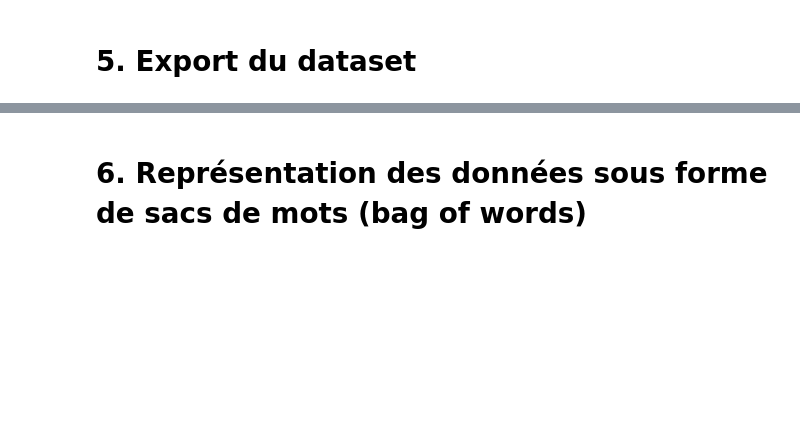
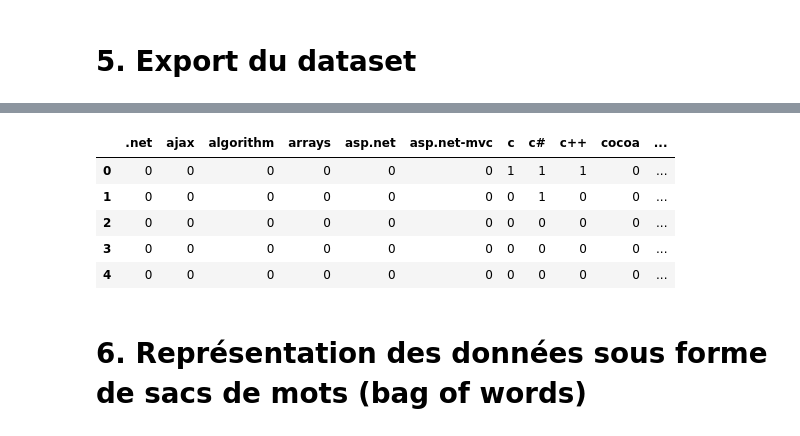
Before and after one commit to germainroussez/Categorize_stackoverflow_questions, a Jupyter notebook: P5_01_notebookexploration.ipynb, the cells around one changed output, grey strips where cells are left out. Saved outputs shown, nothing was run; the diff lists cells and outputs as text; code cells hidden in the pictures; blank space fills up the shorter version.

```diff
--- a/P5_01_notebookexploration.ipynb
+++ b/P5_01_notebookexploration.ipynb
@@ -385,3 +394,12 @@ df = pd.read_pickle(path)
+# %%
+df.drop(['Tags', 'Corpus'], axis=1).head()
+# %% [output]
+|  | .net | ajax | algorithm | arrays | asp.net | asp.net-mvc | c | c# | c++ | cocoa | ... |
+| 0 | 0 | 0 | 0 | 0 | 0 | 0 | 1 | 1 | 1 | 0 | ... |
+| 1 | 0 | 0 | 0 | 0 | 0 | 0 | 0 | 1 | 0 | 0 | ... |
+| 2 | 0 | 0 | 0 | 0 | 0 | 0 | 0 | 0 | 0 | 0 | ... |
+| 3 | 0 | 0 | 0 | 0 | 0 | 0 | 0 | 0 | 0 | 0 | ... |
+| 4 | 0 | 0 | 0 | 0 | 0 | 0 | 0 | 0 | 0 | 0 | ... |
 # %% [markdown]
 # 6. Représentation des données sous forme de sacs de mots (bag of words)
 # %% [markdown]
```
Also changed, not shown: parts of 3 cells of this notebook, 6 other files.
